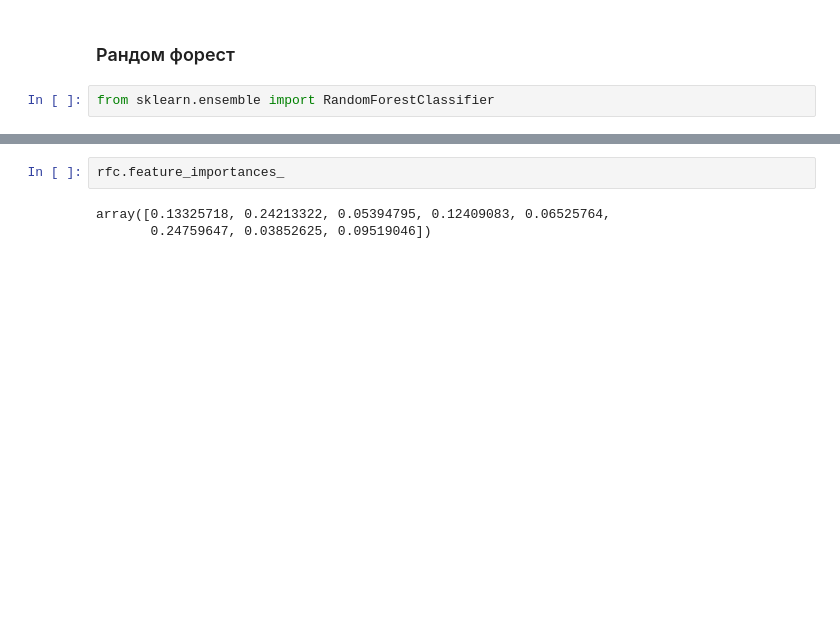
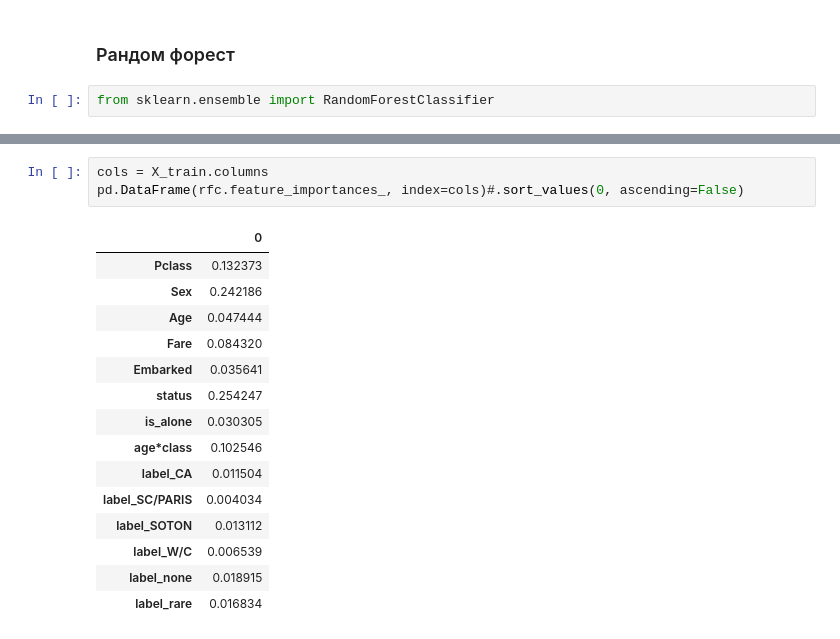
Before and after one commit to KuBaN658/kaggle, a Jupyter notebook: titanic/select_model.ipynb, the cells around one changed output, grey strips where cells are left out. Drawn from its saved outputs; the diff is of its cells as text; blank space fills up the shorter version.

```diff
--- a/titanic/select_model.ipynb
+++ b/titanic/select_model.ipynb
@@ -305,9 +311,23 @@ Accuracy_train: 0.8412921348314607
 Accuracy_test: 0.8547486033519553
 # %%
-rfc.feature_importances_
+cols = X_train.columns
+pd.DataFrame(rfc.feature_importances_, index=cols)#.sort_values(0, ascending=False)
 # %% [output]
-array([0.13325718, 0.24213322, 0.05394795, 0.12409083, 0.06525764,
-       0.24759647, 0.03852625, 0.09519046])
+|  | 0 |
+| Pclass | 0.132373 |
+| Sex | 0.242186 |
+| Age | 0.047444 |
+| Fare | 0.084320 |
+| Embarked | 0.035641 |
+| status | 0.254247 |
+| is_alone | 0.030305 |
+| age*class | 0.102546 |
+| label_CA | 0.011504 |
+| label_SC/PARIS | 0.004034 |
+| label_SOTON | 0.013112 |
+| label_W/C | 0.006539 |
+| label_none | 0.018915 |
+| label_rare | 0.016834 |
 # %%
 X_train
 # %% [output]
```
Also changed, not shown: parts of 20 cells of this notebook, 5 other files.
